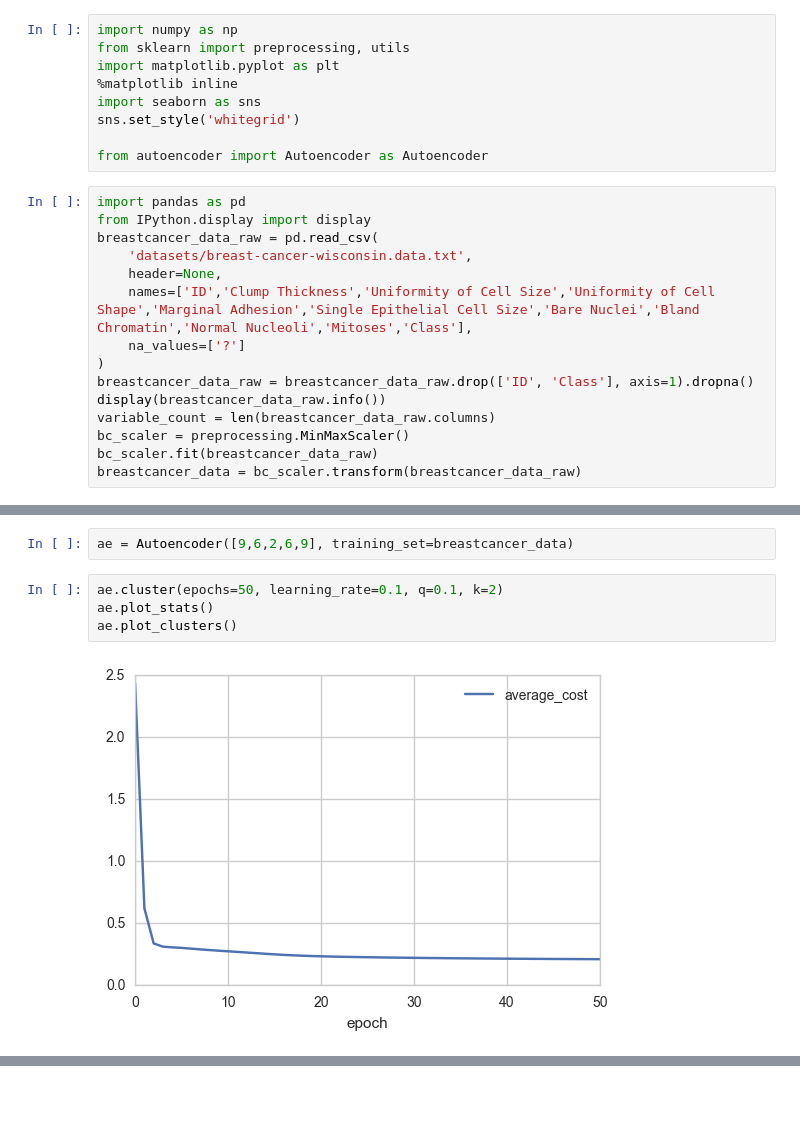
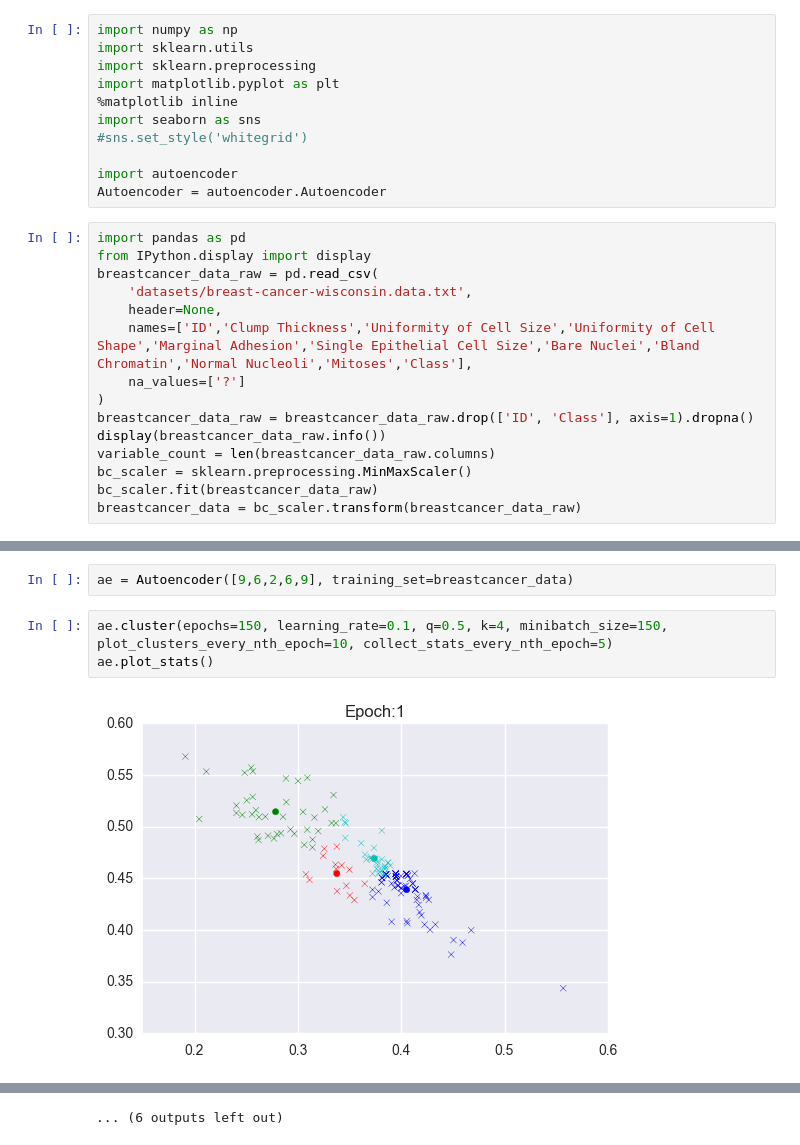
Before and after one commit to felix-last/autoencoder, a Jupyter notebook: autoencoder.ipynb, the cells around one changed output, grey strips where cells are left out. Drawn from its saved outputs; the diff is of its cells as text; blank space fills up the shorter version.

Commit message:
Theano based clustering and minibatch GD

```diff
--- a/autoencoder.ipynb
+++ b/autoencoder.ipynb
@@ -1,12 +1,14 @@
 # %%
 import numpy as np
-from sklearn import preprocessing, utils
+import sklearn.utils
+import sklearn.preprocessing
 import matplotlib.pyplot as plt
 %matplotlib inline
 import seaborn as sns
-sns.set_style('whitegrid')
+#sns.set_style('whitegrid')
 
-from autoencoder import Autoencoder as Autoencoder
+import autoencoder
+Autoencoder = autoencoder.Autoencoder
 # %%
 import pandas as pd
 from IPython.display import display
@@ -19,7 +21,7 @@ breastcancer_data_raw = pd.read_csv(
 breastcancer_data_raw = breastcancer_data_raw.drop(['ID', 'Class'], axis=1).dropna()
 display(breastcancer_data_raw.info())
 variable_count = len(breastcancer_data_raw.columns)
-bc_scaler = preprocessing.MinMaxScaler()
+bc_scaler = sklearn.preprocessing.MinMaxScaler()
 bc_scaler.fit(breastcancer_data_raw)
 breastcancer_data = bc_scaler.transform(breastcancer_data_raw)
 # %% [output]
@@ -41,8 +43,7 @@ None
 # %%
 ae = Autoencoder([9,6,2,6,9], training_set=breastcancer_data)
 # %%
-ae.cluster(epochs=50, learning_rate=0.1, q=0.1, k=2)
+ae.cluster(epochs=150, learning_rate=0.1, q=0.5, k=4, minibatch_size=150, plot_clusters_every_nth_epoch=10, collect_stats_every_nth_epoch=5)
 ae.plot_stats()
-ae.plot_clusters()
 # %% [output]
-[figure, old version]
+[figure, new version]
@@ -49,0 +61 @@ ae.plot_clusters()
+... (6 outputs left out)
```
Also changed, not shown: parts of 1 cell of this notebook, 2 other files.
